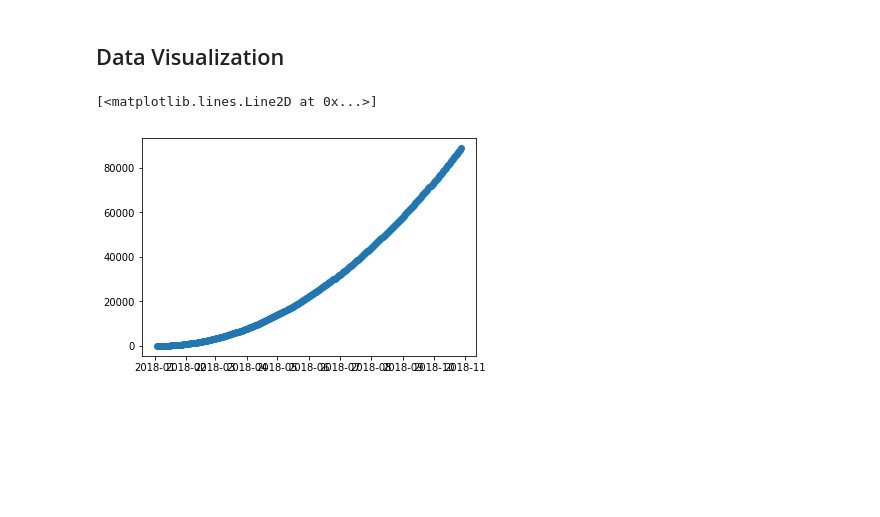
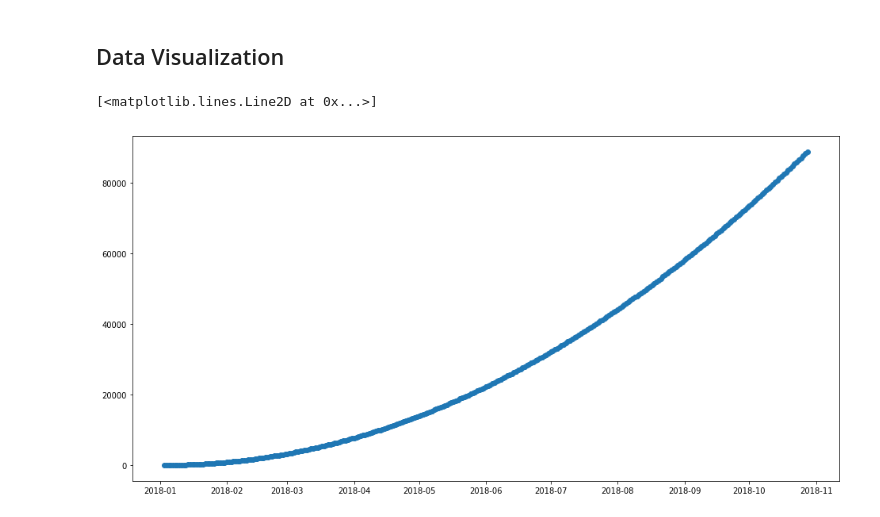
Before and after one commit to nguyenkhacbaoanh/used_car_price_estimation, a Jupyter notebook: notebook/Data Car Preprocessing.ipynb, the cells around one changed output. Cells and saved outputs as stored; diff of their text form; code cells hidden in the pictures; blank space fills up the shorter version.

```diff
--- a/notebook/Data Car Preprocessing.ipynb
+++ b/notebook/Data Car Preprocessing.ipynb
@@ -131,20 +199,21 @@ Name: Online, dtype: object
 # %%
 import datetime
 from matplotlib.dates import DayLocator, HourLocator, DateFormatter, drange
 date_start = datetime.datetime( 2018, 1, 3)
 date_end = datetime.datetime( 2018, 10, 29)
 delta_date = datetime.timedelta(days=1)
 dates = drange(date_start, date_end, delta_date)
 
 ys = np.arange( len(dates) )
 
-fig, ax = plt.subplots()
+fig, ax = plt.subplots(figsize=(16,8))
+
 
 ax.plot_date(dates, ys*ys)
 
 ax.xaxis.set_major_formatter( DateFormatter('%Y-%m') )
 
 plt.show()
 # %% [output]
 [<matplotlib.lines.Line2D at 0x...>]
-[figure, old version]
+[figure, new version]
```
Also changed, not shown: parts of 12 cells of this notebook.
